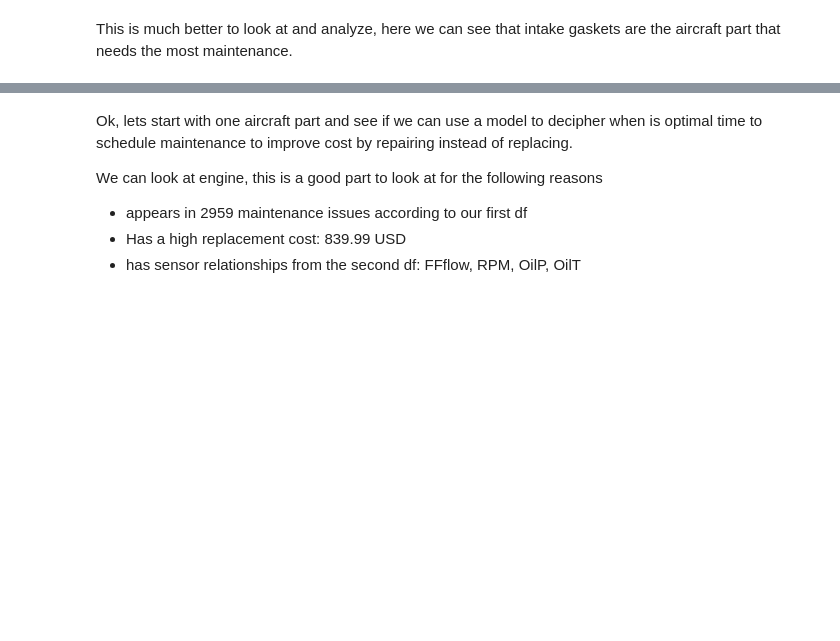
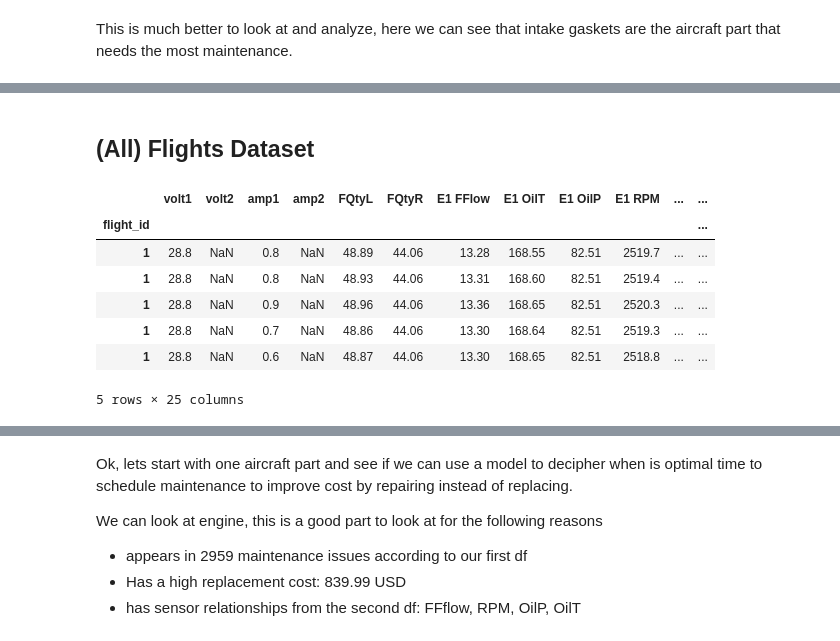
Before and after one commit to 4garriga/flights, a Jupyter notebook: src/eda.ipynb, the cells around one changed output, grey strips where cells are left out. Saved outputs shown, nothing was run; the diff lists cells and outputs as text; code cells hidden in the pictures; blank space fills up the shorter version.

```diff
--- a/src/eda.ipynb
+++ b/src/eda.ipynb
@@ -121,7 +260,20 @@ Outside Air Temp: OAT
+# %% [markdown]
+## (All) Flights Dataset
 # %%
 # Flight Data df
 flight_data_path = project_dir / "data" / "all_flights" / "all_flights" / "one_parq"
 assert flight_data_path.exists()
 
 flight_data_df = dd.read_parquet(flight_data_path)
-flight_data_df = flight_data_df.reset_index()
+flight_data_df = flight_data_df.rename_axis("flight_id")
+# flight_data_df = flight_data_df.reset_index()
+flight_data_df.head()
+# %% [output]
+|  | volt1 | volt2 | amp1 | amp2 | FQtyL | FQtyR | E1 FFlow | E1 OilT | E1 OilP | E1 RPM | ... | ... |
+| flight_id |  |  |  |  |  |  |  |  |  |  |  | ... |
+| 1 | 28.8 | NaN | 0.8 | NaN | 48.89 | 44.06 | 13.28 | 168.55 | 82.51 | 2519.7 | ... | ... |
+| 1 | 28.8 | NaN | 0.8 | NaN | 48.93 | 44.06 | 13.31 | 168.60 | 82.51 | 2519.4 | ... | ... |
+| 1 | 28.8 | NaN | 0.9 | NaN | 48.96 | 44.06 | 13.36 | 168.65 | 82.51 | 2520.3 | ... | ... |
+| 1 | 28.8 | NaN | 0.7 | NaN | 48.86 | 44.06 | 13.30 | 168.64 | 82.51 | 2519.3 | ... | ... |
+| 1 | 28.8 | NaN | 0.6 | NaN | 48.87 | 44.06 | 13.30 | 168.65 | 82.51 | 2518.8 | ... | ... |
+5 rows × 25 columns
```
Also changed, not shown: parts of 51 cells of this notebook, 3 other files.
